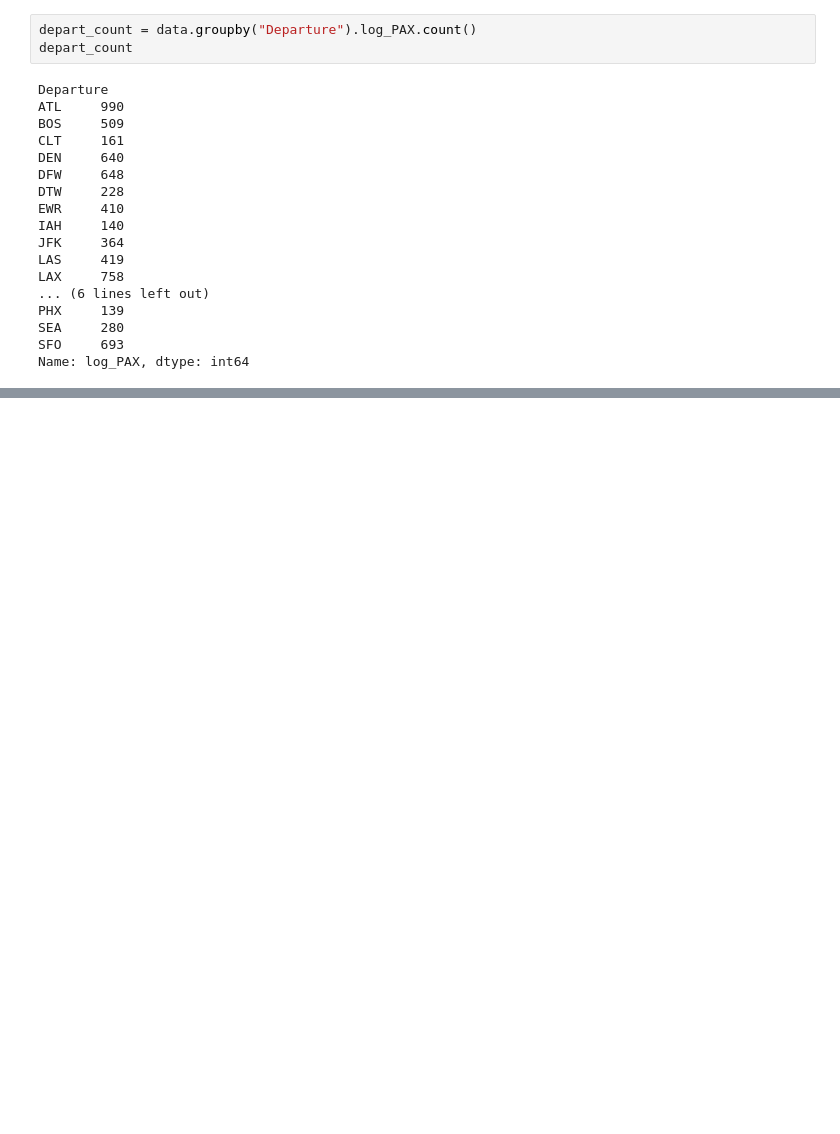
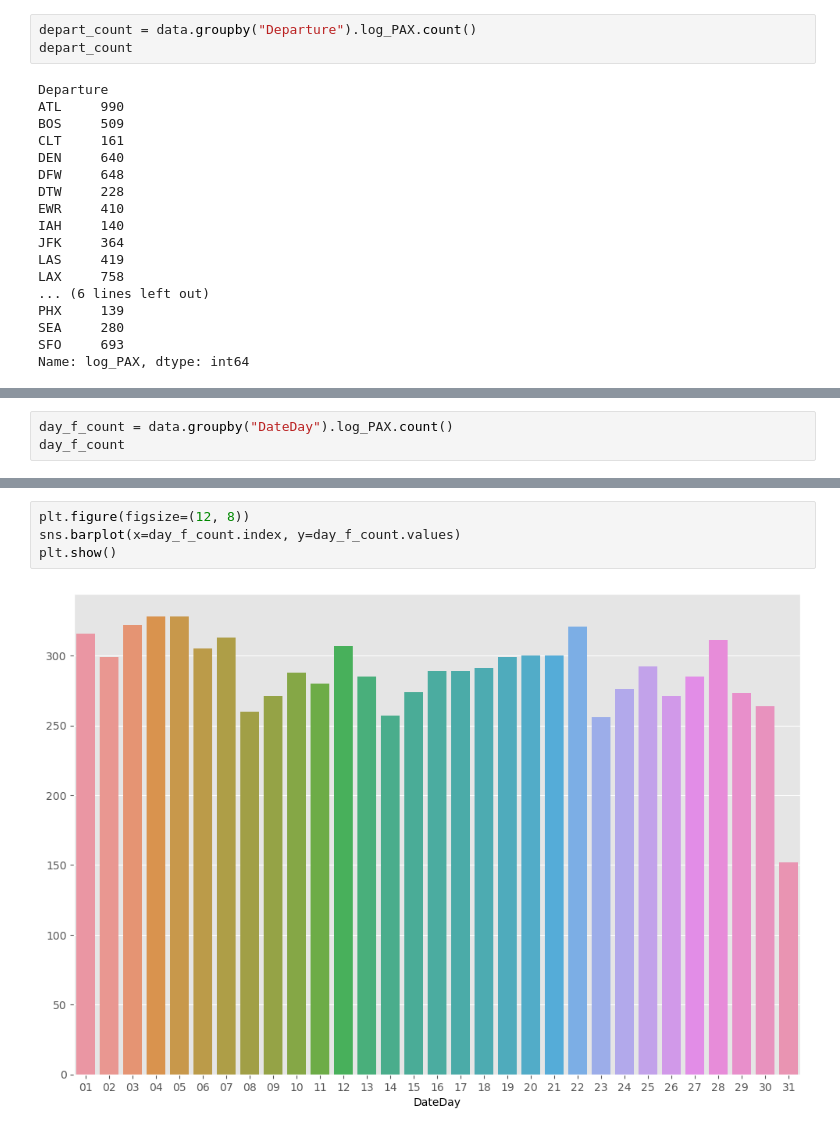
Before and after one commit to anchuot456/Hackathon, a Jupyter notebook: eda.ipynb, the cells around one changed output, grey strips where cells are left out. Cells and saved outputs as stored; diff of their text form; blank space fills up the shorter version.

```diff
--- a/eda.ipynb
+++ b/eda.ipynb
@@ -123,0 +126,3 @@ Text(0.5, 1.0, 'Number of flights per arrival airport')
+# %%
+day_f_count = data.groupby("DateDay").log_PAX.count()
+day_f_count
@@ -123,0 +147,6 @@ Text(0.5, 1.0, 'Number of flights per arrival airport')
+# %%
+plt.figure(figsize=(12, 8))
+sns.barplot(x=day_f_count.index, y=day_f_count.values)
+plt.show()
+# %% [output]
+[figure, added]
```
Also changed, not shown: parts of 9 cells of this notebook.
